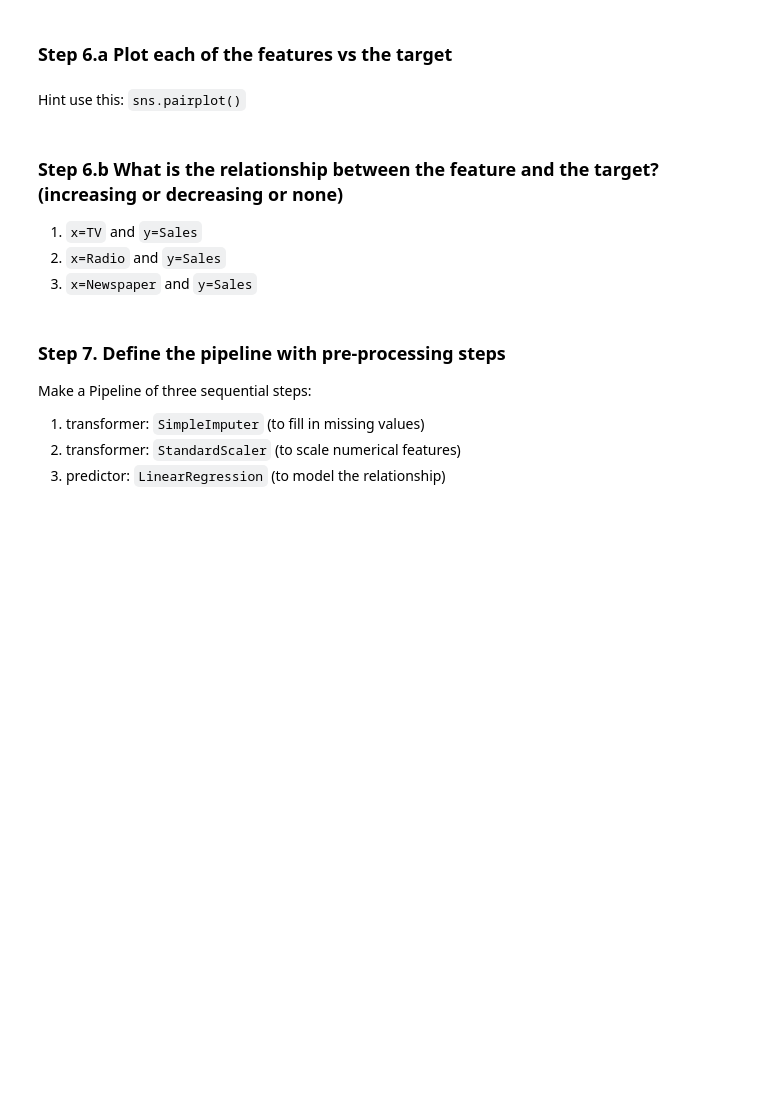
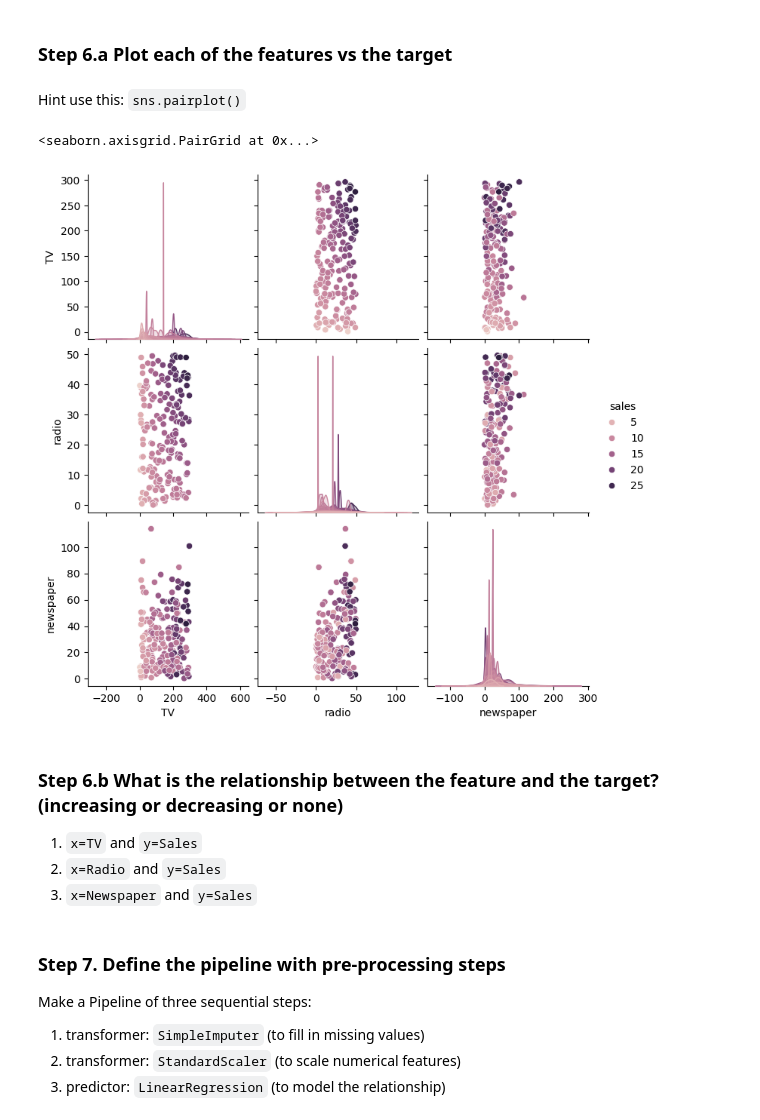
Before and after one commit to Rmalyahya/B5, a Jupyter notebook: student/C3/C3_M2Ex1.ipynb, the cells around one changed output. Saved outputs shown, nothing was run; the diff lists cells and outputs as text; code cells hidden in the pictures; blank space fills up the shorter version.

```diff
--- a/student/C3/C3_M2Ex1.ipynb
+++ b/student/C3/C3_M2Ex1.ipynb
@@ -88,6 +88,19 @@ dtype: float64
 ### Step 6.a Plot each of the features vs the target
 # %% [markdown]
 Hint use this: `sns.pairplot()`
+# %%
+import seaborn as sns
+
+plot = x.copy()
+plot['sales'] = y
+
+sns.pairplot(
+    plot,
+    hue= 'sales'
+)
+# %% [output]
+<seaborn.axisgrid.PairGrid at 0x...>
+[figure, added]
 # %% [markdown]
 ### Step 6.b What is the relationship between the feature and the target? (increasing or decreasing or none)
 
```
